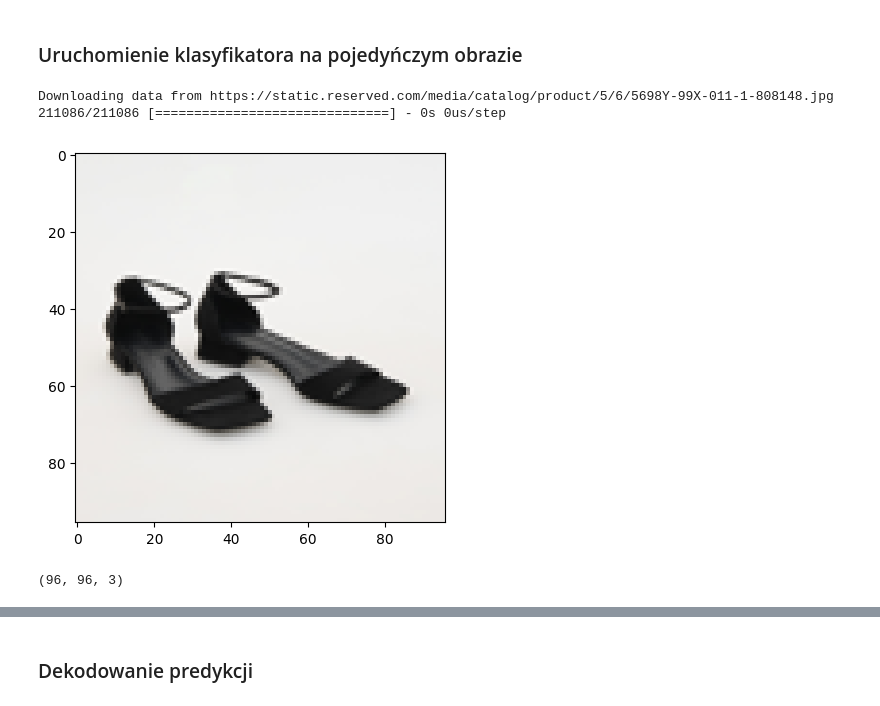
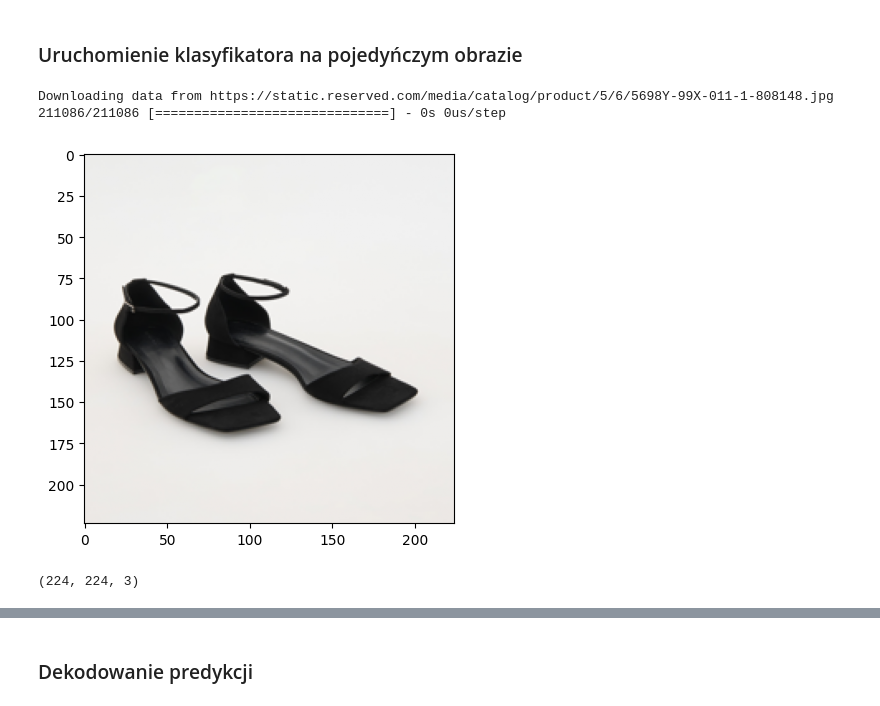
Before and after one commit to piotrsok2/cv-course, a Jupyter notebook: exercises/TL.ipynb, the cells around one changed output, grey strips where cells are left out. Cells and saved outputs as stored; diff of their text form; code cells hidden in the pictures.

```diff
--- a/exercises/TL.ipynb
+++ b/exercises/TL.ipynb
@@ -42,7 +50,7 @@ resnet_v1 = "https://www.kaggle.com/models/google/resnet-v1/TensorFlow2/50-class
 
 classifier_model = inception_v3
 # %%
-IMAGE_SIZE = 96
+IMAGE_SIZE = 224
 IMAGE_SHAPE = (IMAGE_SIZE, IMAGE_SIZE)
 
 classifier = keras.Sequential([
@@ -53,25 +61,18 @@ classifier = keras.Sequential([
 # %%
 path = keras.utils.get_file('image.jpg','https://static.reserved.com/media/catalog/product/5/6/5698Y-99X-011-1-808148.jpg')
 
-img = Image.open(path).resize((IMAGE_SIZE, IMAGE_SIZE))
+img = np.array( Image.open(path).resize((IMAGE_SIZE, IMAGE_SIZE)) ) / 255.0
 os.remove(path)
 plt.figure()
 plt.imshow(img)
 plt.grid(False)
 plt.show()
+img.shape
 # %% [output]
 Downloading data from https://static.reserved.com/media/catalog/product/5/6/5698Y-99X-011-1-808148.jpg
 211086/211086 [==============================] - 0s 0us/step
-[figure, old version]
+[figure, new version]
+(224, 224, 3)
-# %%
-SRC_SIZE=28
-OFFSET=int((IMAGE_SIZE-SRC_SIZE)/2)
-img = tf.image.resize(img, (SRC_SIZE, SRC_SIZE))
-img = tf.image.pad_to_bounding_box(img, OFFSET, OFFSET, IMAGE_SIZE, IMAGE_SIZE)
-img = np.array(img) / 255.0
-img.shape
-# %% [output]
-(96, 96, 3)
 # %%
 result = classifier.predict(img[np.newaxis, ...])
 result.shape
```
Also changed, not shown: parts of 13 cells of this notebook.
